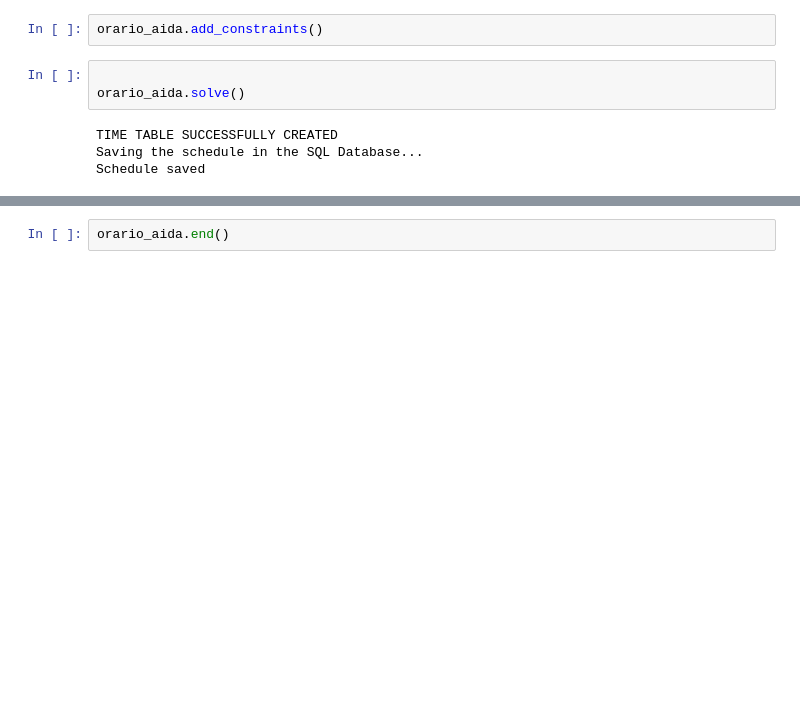
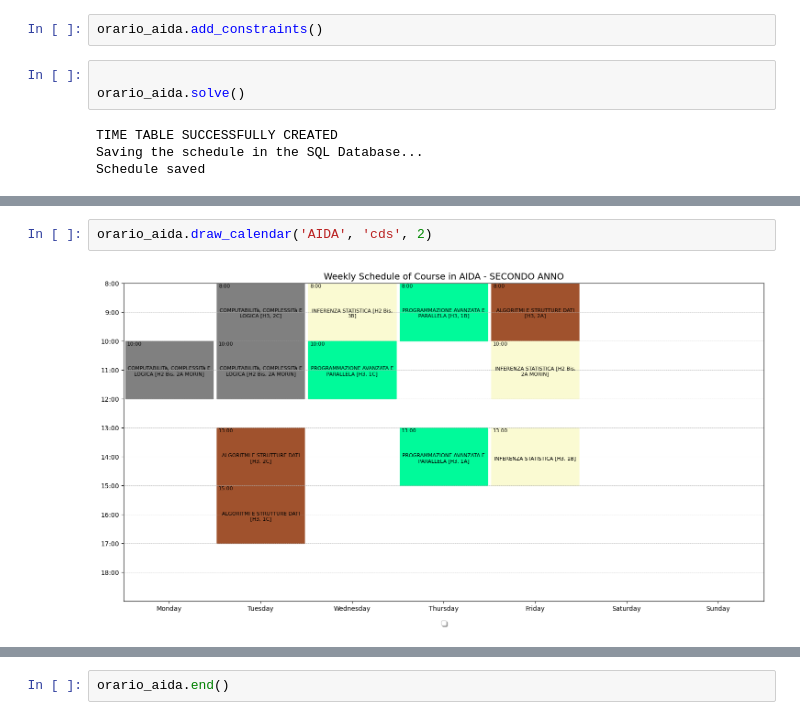
Before and after one commit to OdinMeng/z3-course-timetabling, a Jupyter notebook: demo.ipynb, the cells around one changed output, grey strips where cells are left out. Cells and saved outputs as stored; diff of their text form; blank space fills up the shorter version.

```diff
--- a/demo.ipynb
+++ b/demo.ipynb
@@ -162,0 +183,4 @@ display(HTML(df.to_html().replace("\\n", "<br>")))
+# %%
+orario_aida.draw_calendar('AIDA', 'cds', 2)
+# %% [output]
+[figure, added]
```
Also changed, not shown: parts of 9 cells of this notebook, 8 other files.
